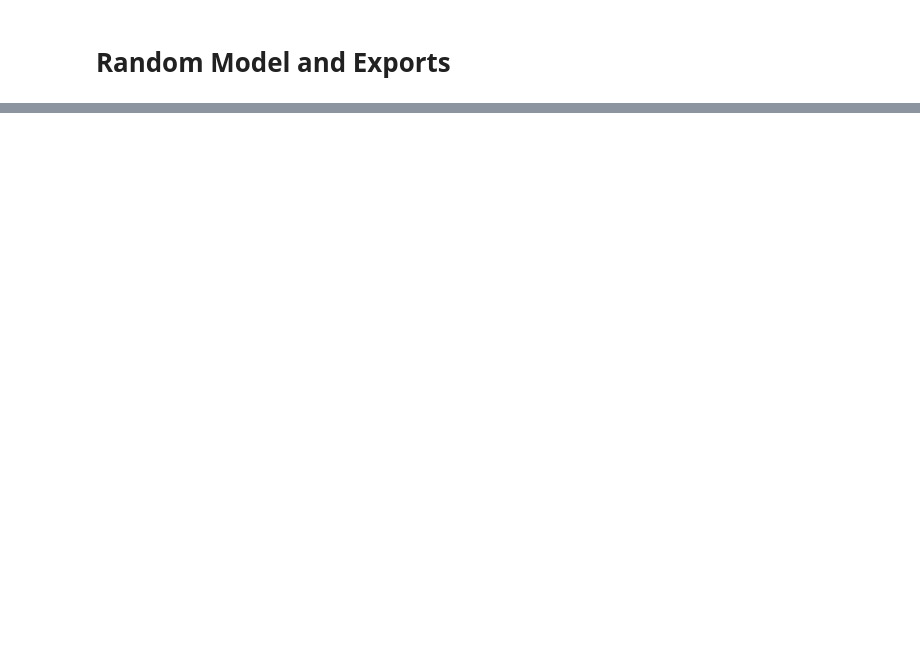
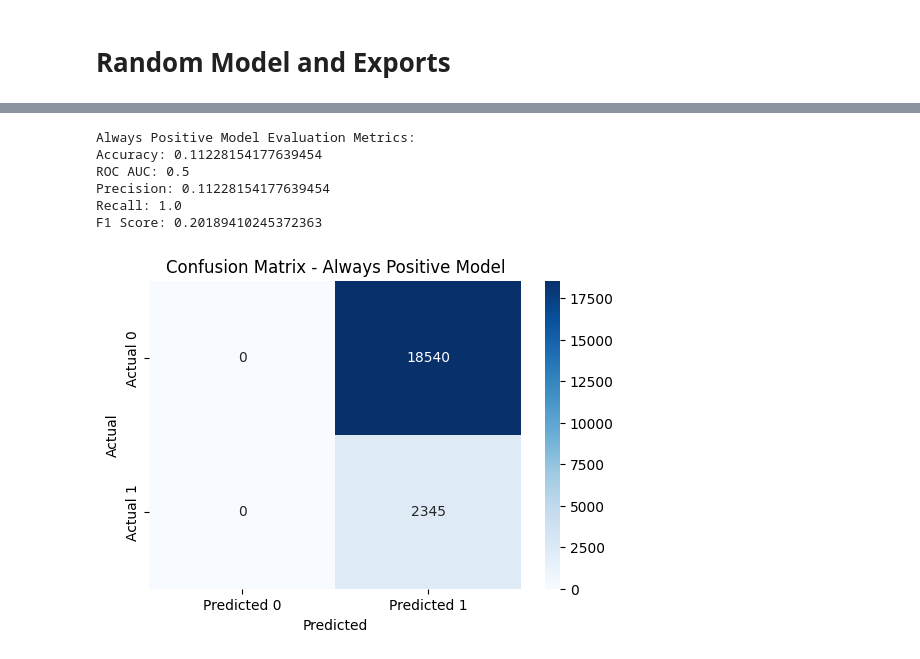
Before and after one commit to guill-mr/ML_TA_Sessions, a Jupyter notebook: session_3/ample_lex_CML_2025.ipynb, the cells around one changed output, grey strips where cells are left out. Saved outputs shown, nothing was run; the diff lists cells and outputs as text; code cells hidden in the pictures; blank space fills up the shorter version.

```diff
--- a/session_3/ample_lex_CML_2025.ipynb
+++ b/session_3/ample_lex_CML_2025.ipynb
@@ -285,0 +316,27 @@ df_pred_LOS.to_csv('../data/MIMIC/comin_felix_CML_2025.csv', index=False)
+# %%
+# What about always positive or always negative models?
+
+# POSITIVE
+preds_train_HEF_pos = np.ones(df_train_HEF.shape[0])
+
+print("Always Positive Model Evaluation Metrics:")
+print("Accuracy:", accuracy_score(df_train_HEF["HOSPITAL_EXPIRE_FLAG"], preds_train_HEF_pos))
+print("ROC AUC:", roc_auc_score(df_train_HEF["HOSPITAL_EXPIRE_FLAG"], preds_train_HEF_pos))
+print("Precision:", precision_score(df_train_HEF["HOSPITAL_EXPIRE_FLAG"], preds_train_HEF_pos))
+print("Recall:", recall_score(df_train_HEF["HOSPITAL_EXPIRE_FLAG"], preds_train_HEF_pos))
+print("F1 Score:", f1_score(df_train_HEF["HOSPITAL_EXPIRE_FLAG"], preds_train_HEF_pos))
+
+# CM
+cm_pos = confusion_matrix(df_train_HEF["HOSPITAL_EXPIRE_FLAG"], preds_train_HEF_pos)
+plt.figure(figsize=(6,4))
+sns.heatmap(cm_pos, annot=True, fmt='d', cmap='Blues', xticklabels=['Predicted 0', 'Predicted 1'], yticklabels=['Actual 0', 'Actual 1'])
+plt.title('Confusion Matrix - Always Positive Model')
+plt.show()
+# %% [output]
+Always Positive Model Evaluation Metrics:
+Accuracy: 0.11228154177639454
+ROC AUC: 0.5
+Precision: 0.11228154177639454
+Recall: 1.0
+F1 Score: 0.20189410245372363
+[figure, added]
```
Also changed, not shown: parts of 7 cells of this notebook.
